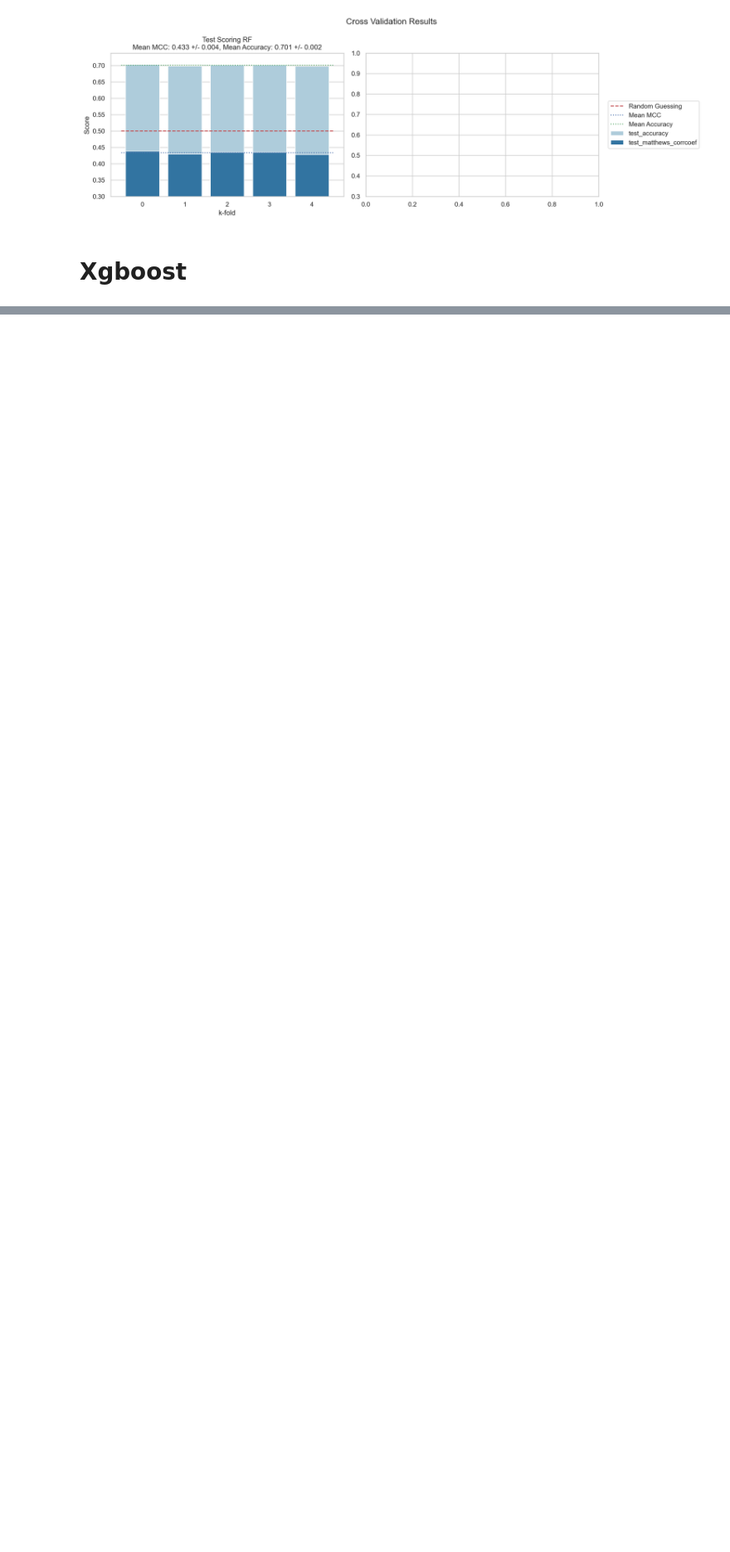
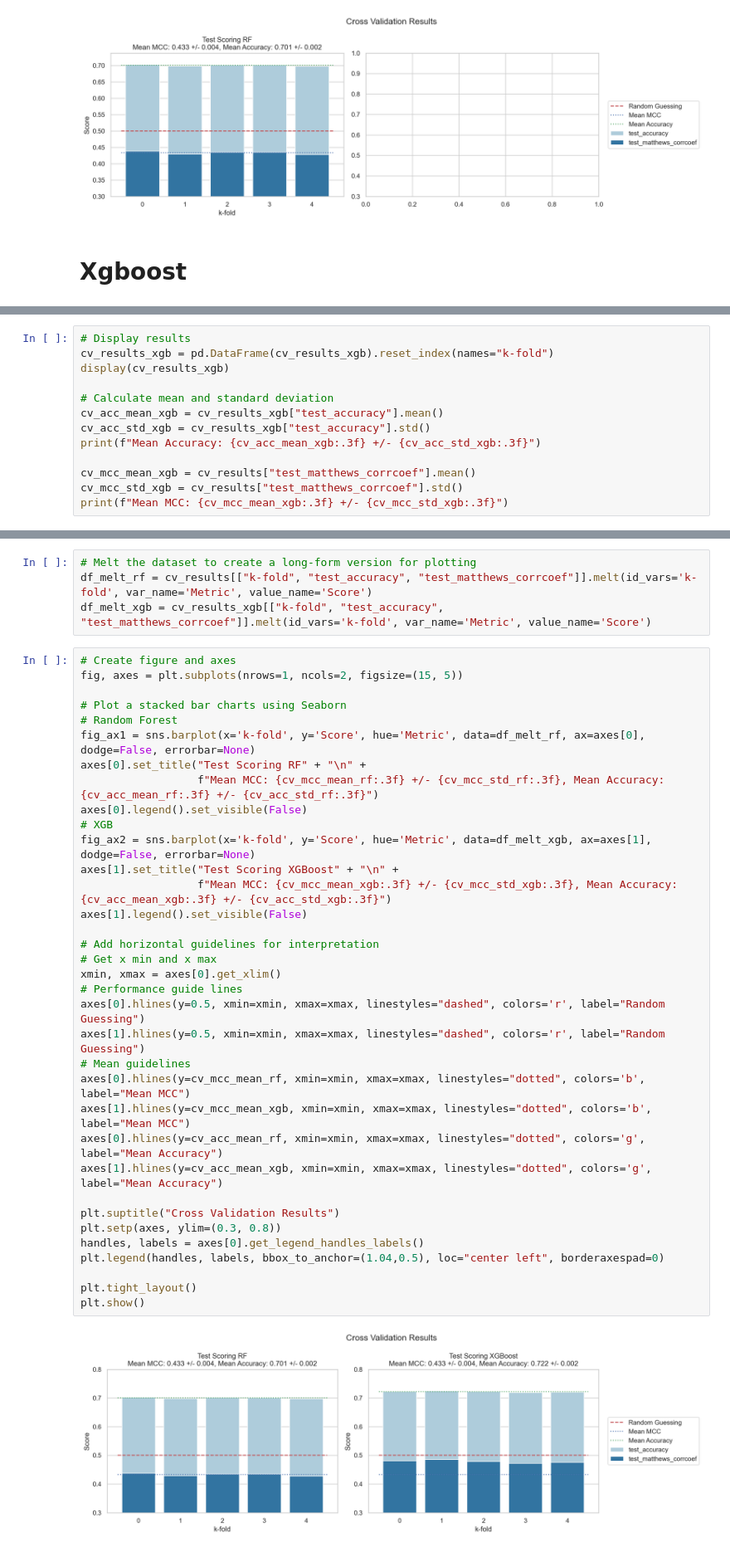
Before and after one commit to nina-prog/richters-predictor-modeling-earthquake-damage, a Jupyter notebook: notebooks/week04/week04-modelling-ensemble-alg.ipynb, the cells around one changed output, grey strips where cells are left out. Shown at 83% size. Saved outputs shown, nothing was run; the diff lists cells and outputs as text; blank space fills up the shorter version.

Commit message:
Implement XGBoost Cross Validation

```diff
--- a/notebooks/week04/week04-modelling-ensemble-alg.ipynb
+++ b/notebooks/week04/week04-modelling-ensemble-alg.ipynb
@@ -108,0 +133,13 @@ plt.show()
+# %%
+# Display results
+cv_results_xgb = pd.DataFrame(cv_results_xgb).reset_index(names="k-fold")
+display(cv_results_xgb)
+
+# Calculate mean and standard deviation
+cv_acc_mean_xgb = cv_results_xgb["test_accuracy"].mean()
+cv_acc_std_xgb = cv_results_xgb["test_accuracy"].std()
+print(f"Mean Accuracy: {cv_acc_mean_xgb:.3f} +/- {cv_acc_std_xgb:.3f}")
+
+cv_mcc_mean_xgb = cv_results["test_matthews_corrcoef"].mean()
+cv_mcc_std_xgb = cv_results["test_matthews_corrcoef"].std()
+print(f"Mean MCC: {cv_mcc_mean_xgb:.3f} +/- {cv_mcc_std_xgb:.3f}")
@@ -108,0 +157,41 @@ plt.show()
+# %%
+# Melt the dataset to create a long-form version for plotting
+df_melt_rf = cv_results[["k-fold", "test_accuracy", "test_matthews_corrcoef"]].melt(id_vars='k-fold', var_name='Metric', value_name='Score')
+df_melt_xgb = cv_results_xgb[["k-fold", "test_accuracy", "test_matthews_corrcoef"]].melt(id_vars='k-fold', var_name='Metric', value_name='Score')
+# %%
+# Create figure and axes
+fig, axes = plt.subplots(nrows=1, ncols=2, figsize=(15, 5))
+
+# Plot a stacked bar charts using Seaborn
+# Random Forest
+fig_ax1 = sns.barplot(x='k-fold', y='Score', hue='Metric', data=df_melt_rf, ax=axes[0], dodge=False, errorbar=None)
+axes[0].set_title("Test Scoring RF" + "\n" +
+                  f"Mean MCC: {cv_mcc_mean_rf:.3f} +/- {cv_mcc_std_rf:.3f}, Mean Accuracy: {cv_acc_mean_rf:.3f} +/- {cv_acc_std_rf:.3f}")
+axes[0].legend().set_visible(False)
+# XGB
+fig_ax2 = sns.barplot(x='k-fold', y='Score', hue='Metric', data=df_melt_xgb, ax=axes[1], dodge=False, errorbar=None)
+axes[1].set_title("Test Scoring XGBoost" + "\n" +
+                  f"Mean MCC: {cv_mcc_mean_xgb:.3f} +/- {cv_mcc_std_xgb:.3f}, Mean Accuracy: {cv_acc_mean_xgb:.3f} +/- {cv_acc_std_xgb:.3f}")
+axes[1].legend().set_visible(False)
+
+# Add horizontal guidelines for interpretation
+# Get x min and x max
+xmin, xmax = axes[0].get_xlim()
+# Performance guide lines
+axes[0].hlines(y=0.5, xmin=xmin, xmax=xmax, linestyles="dashed", colors='r', label="Random Guessing")
+axes[1].hlines(y=0.5, xmin=xmin, xmax=xmax, linestyles="dashed", colors='r', label="Random Guessing")
+# Mean guidelines
+axes[0].hlines(y=cv_mcc_mean_rf, xmin=xmin, xmax=xmax, linestyles="dotted", colors='b', label="Mean MCC")
+axes[1].hlines(y=cv_mcc_mean_xgb, xmin=xmin, xmax=xmax, linestyles="dotted", colors='b', label="Mean MCC")
+axes[0].hlines(y=cv_acc_mean_rf, xmin=xmin, xmax=xmax, linestyles="dotted", colors='g', label="Mean Accuracy")
+axes[1].hlines(y=cv_acc_mean_xgb, xmin=xmin, xmax=xmax, linestyles="dotted", colors='g', label="Mean Accuracy")
+
+plt.suptitle("Cross Validation Results")
+plt.setp(axes, ylim=(0.3, 0.8))
+handles, labels = axes[0].get_legend_handles_labels()
+plt.legend(handles, labels, bbox_to_anchor=(1.04,0.5), loc="center left", borderaxespad=0)
+
+plt.tight_layout()
+plt.show()
+# %% [output]
+[figure, added]
```
Also changed, not shown: parts of 8 cells of this notebook.
